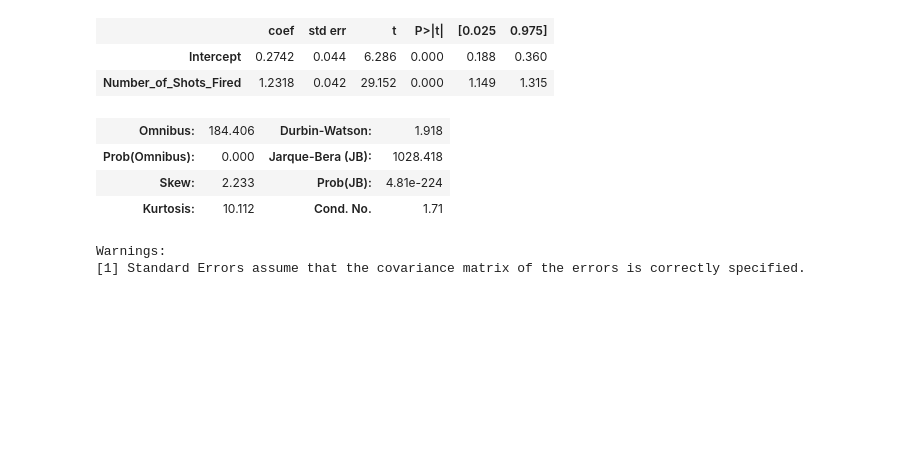
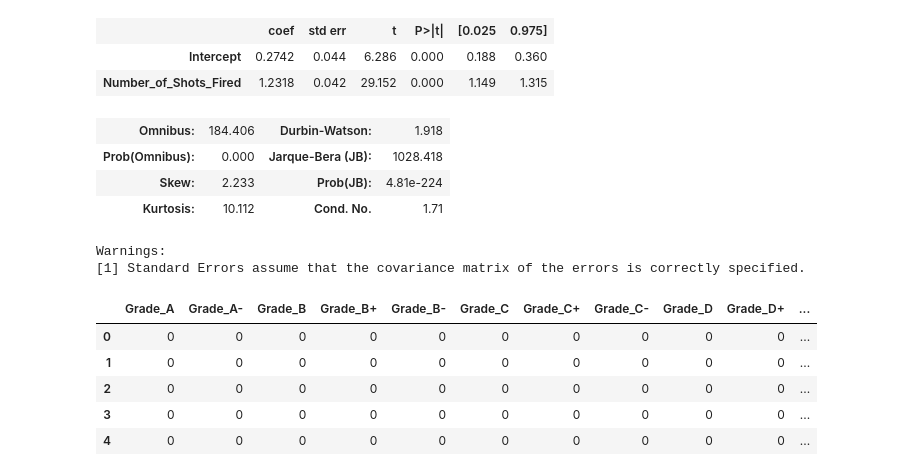
Before and after one commit to loisr/Mod-2-Project, a Jupyter notebook: Reshaped Data.ipynb, the cells around one changed output. Drawn from its saved outputs; the diff is of its cells as text; code cells hidden in the pictures; blank space fills up the shorter version.

```diff
--- a/Reshaped Data.ipynb
+++ b/Reshaped Data.ipynb
@@ -299,0 +284,9 @@ Warnings:
+# %%
+grade_dummy.head()
+# %% [output]
+|  | Grade_A | Grade_A- | Grade_B | Grade_B+ | Grade_B- | Grade_C | Grade_C+ | Grade_C- | Grade_D | Grade_D+ | ... |
+| 0 | 0 | 0 | 0 | 0 | 0 | 0 | 0 | 0 | 0 | 0 | ... |
+| 1 | 0 | 0 | 0 | 0 | 0 | 0 | 0 | 0 | 0 | 0 | ... |
+| 2 | 0 | 0 | 0 | 0 | 0 | 0 | 0 | 0 | 0 | 0 | ... |
+| 3 | 0 | 0 | 0 | 0 | 0 | 0 | 0 | 0 | 0 | 0 | ... |
+| 4 | 0 | 0 | 0 | 0 | 0 | 0 | 0 | 0 | 0 | 0 | ... |
```
Also changed, not shown: parts of 9 cells of this notebook.
